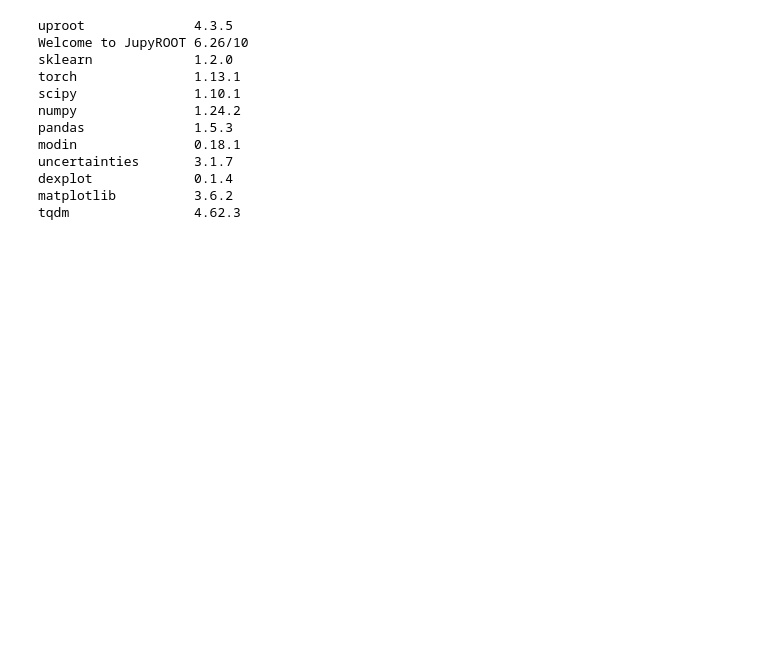
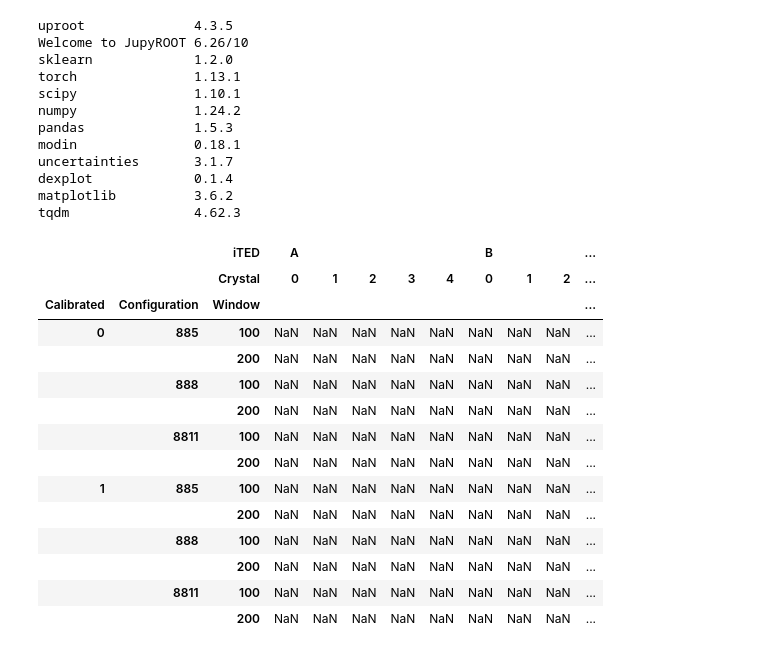
Before and after one commit to BGameiro2000/nucphys-thesis, a Jupyter notebook: code/analysis/PyROOT_resolution_Cs137.ipynb, the cells around one changed output. Saved outputs shown, nothing was run; the diff lists cells and outputs as text; code cells hidden in the pictures; blank space fills up the shorter version.

Commit message:
Code: Organization in dataframes for energy resolution notebook

```diff
--- a/code/analysis/PyROOT_resolution_Cs137.ipynb
+++ b/code/analysis/PyROOT_resolution_Cs137.ipynb
@@ -51,4 +51,43 @@ matplotlib          3.6.2
 tqdm                4.62.3
 # %%
 %jsroot
+# %%
+config = [885, 888, 8811]
+CW = [100, 200]
+calibration = [0, 1]
+
+ited = ["A","B","C","D"]
+crystal = [0,1,2,3,4]
+
+midx = pandas.MultiIndex.from_product(
+    [calibration, config, CW],
+    names=['Calibrated', 'Configuration', 'Window']
+)
+
+mcol = pandas.MultiIndex.from_product(
+    [ited, crystal],
+    names=['iTED', 'Crystal']
+)
+
+spectra = pandas.DataFrame(index = midx, columns = mcol)
+
+# Access using spectra[iTED,Crystal][Calibrated,Configuration,Window]
+
+spectra
+# %% [output]
+|  |  | iTED | A |  |  |  |  | B |  |  | ... |
+|  |  | Crystal | 0 | 1 | 2 | 3 | 4 | 0 | 1 | 2 | ... |
+| Calibrated | Configuration | Window |  |  |  |  |  |  |  |  | ... |
+| 0 | 885 | 100 | NaN | NaN | NaN | NaN | NaN | NaN | NaN | NaN | ... |
+|  |  | 200 | NaN | NaN | NaN | NaN | NaN | NaN | NaN | NaN | ... |
+|  | 888 | 100 | NaN | NaN | NaN | NaN | NaN | NaN | NaN | NaN | ... |
+|  |  | 200 | NaN | NaN | NaN | NaN | NaN | NaN | NaN | NaN | ... |
+|  | 8811 | 100 | NaN | NaN | NaN | NaN | NaN | NaN | NaN | NaN | ... |
+|  |  | 200 | NaN | NaN | NaN | NaN | NaN | NaN | NaN | NaN | ... |
+| 1 | 885 | 100 | NaN | NaN | NaN | NaN | NaN | NaN | NaN | NaN | ... |
+|  |  | 200 | NaN | NaN | NaN | NaN | NaN | NaN | NaN | NaN | ... |
+|  | 888 | 100 | NaN | NaN | NaN | NaN | NaN | NaN | NaN | NaN | ... |
+|  |  | 200 | NaN | NaN | NaN | NaN | NaN | NaN | NaN | NaN | ... |
+|  | 8811 | 100 | NaN | NaN | NaN | NaN | NaN | NaN | NaN | NaN | ... |
+|  |  | 200 | NaN | NaN | NaN | NaN | NaN | NaN | NaN | NaN | ... |
 # %%
```
Also changed, not shown: parts of 11 cells of this notebook.
